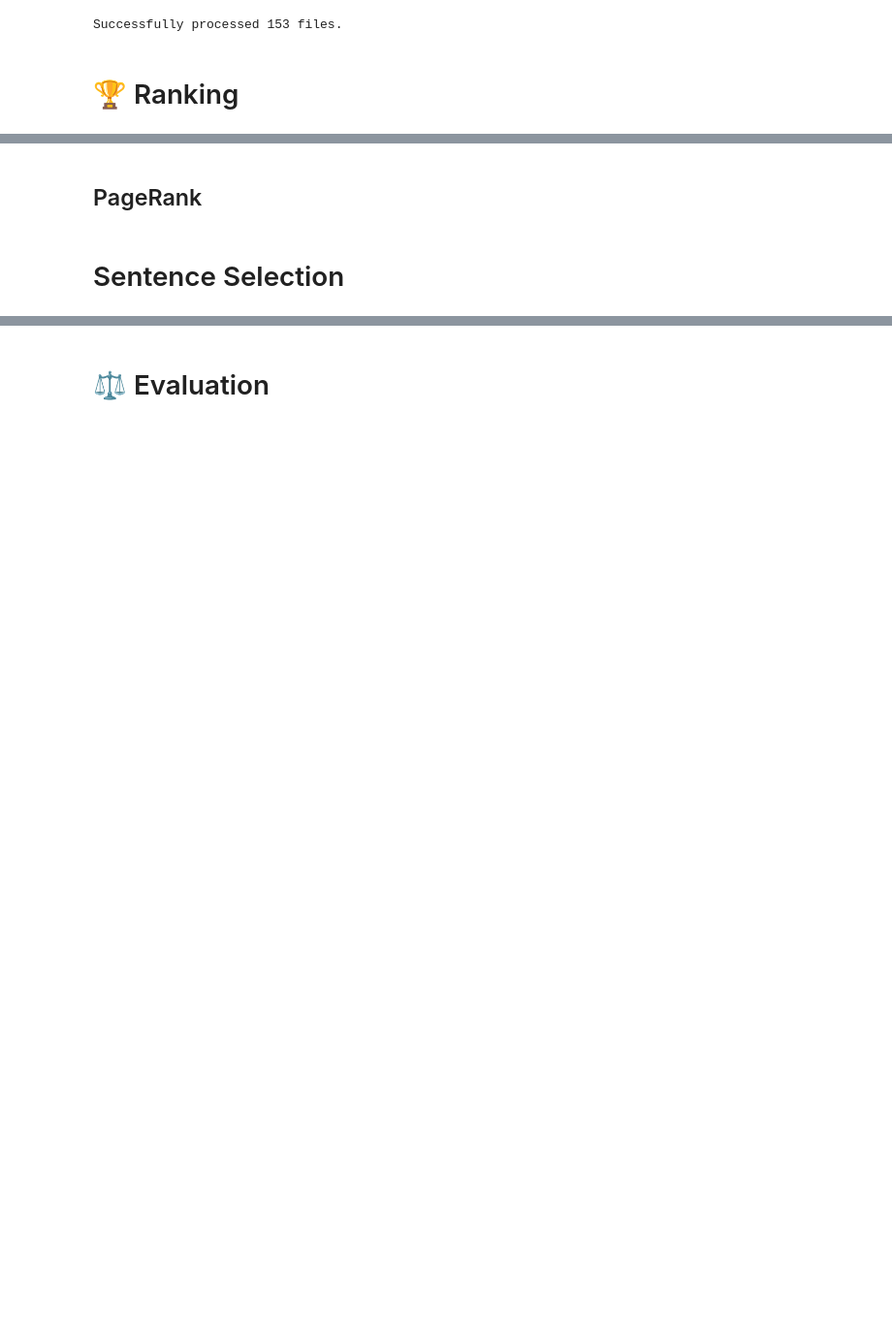
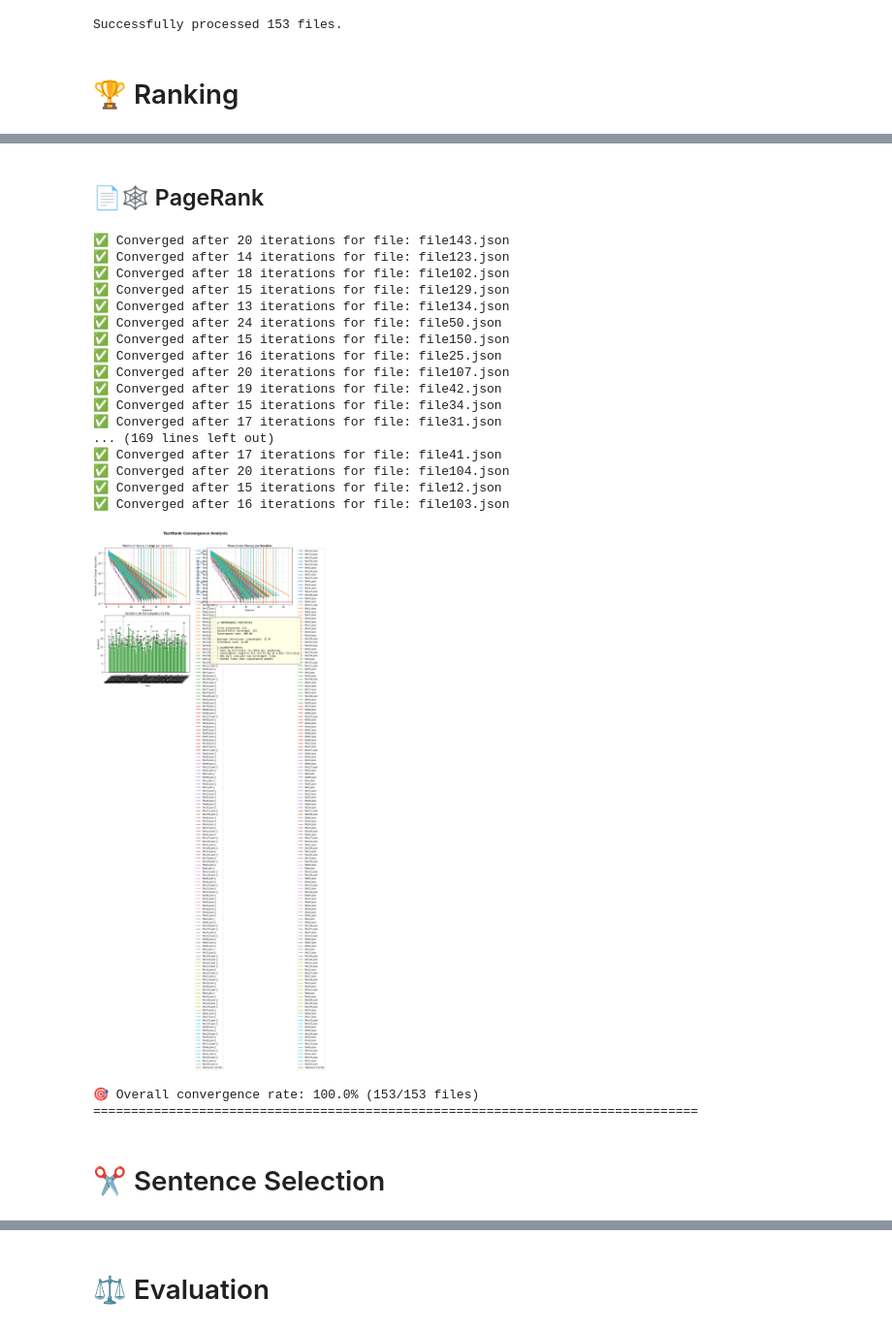
Before and after one commit to lamaNase/Enhancing-Extractive-Graph-Based-Arabic-Text-Summarization, a Jupyter notebook: arabert-model.ipynb, the cells around one changed output, grey strips where cells are left out. Shown at 97% size. Saved outputs shown, nothing was run; the diff lists cells and outputs as text; code cells hidden in the pictures; blank space fills up the shorter version.

```diff
--- a/arabert-model.ipynb
+++ b/arabert-model.ipynb
@@ -613,2 +1551,2 @@ def semantic_TextRank(results, damping=0.85, alpha=0.3):
 # %% [markdown]
-## PageRank
+## 📄🕸️ PageRank
@@ -658,3 +1651,41 @@ def rank_sentences_by_textrank(results):
+# %%
+if(ranking_method == 1):
+    rankings = standard_degree_centrality(results)
+elif(ranking_method == 2):
+    rankings = weighted_centrality(results)
+elif(ranking_method == 3):
+    rankings = enhanced_weighted_centrality(results)
+elif(ranking_method == 4):
+    rankings = statistical_TextRank(results)
+elif(ranking_method == 5):
+    rankings = fusion_TextRank(results)
+elif(ranking_method == 6):
+    rankings = hybrid_TextRank(results)
+elif(ranking_method == 7):
+    rankings = pagerank(results)
+else:
+    rankings = standard_TextRank(results)
+# %% [output]
+✅ Converged after 20 iterations for file: file143.json
+✅ Converged after 14 iterations for file: file123.json
+✅ Converged after 18 iterations for file: file102.json
+✅ Converged after 15 iterations for file: file129.json
+✅ Converged after 13 iterations for file: file134.json
+✅ Converged after 24 iterations for file: file50.json
+✅ Converged after 15 iterations for file: file150.json
+✅ Converged after 16 iterations for file: file25.json
+✅ Converged after 20 iterations for file: file107.json
+✅ Converged after 19 iterations for file: file42.json
+✅ Converged after 15 iterations for file: file34.json
+✅ Converged after 17 iterations for file: file31.json
+... (169 lines left out)
+✅ Converged after 17 iterations for file: file41.json
+✅ Converged after 20 iterations for file: file104.json
+✅ Converged after 15 iterations for file: file12.json
+✅ Converged after 16 iterations for file: file103.json
+[figure, added]
+🎯 Overall convergence rate: 100.0% (153/153 files)
+================================================================================
 # %% [markdown]
-# Sentence Selection
+# ✂️ Sentence Selection
 # %%
```
Also changed, not shown: parts of 29 cells of this notebook.
